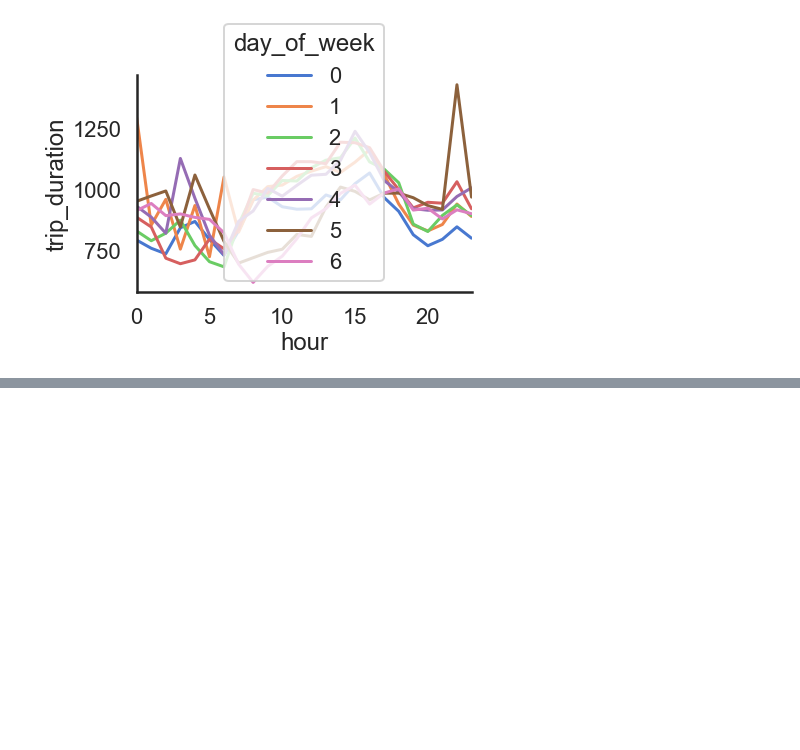
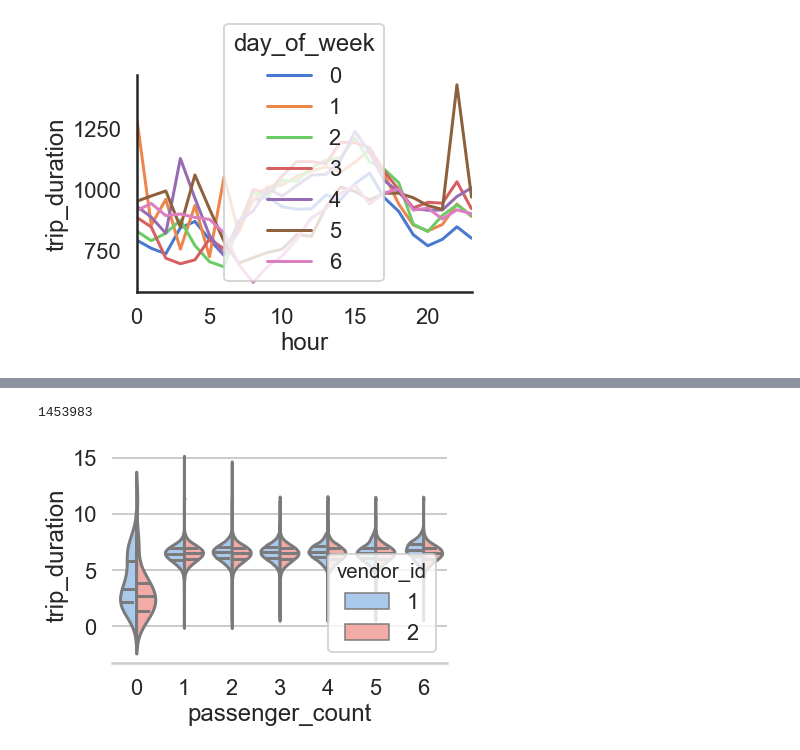
Before and after one commit to Earlstein/Data-anlysis-on-geospatial-and-time-series-dataset, a Jupyter notebook: Assignment_2.ipynb, the cells around one changed output, grey strips where cells are left out. Drawn from its saved outputs; the diff is of its cells as text; code cells hidden in the pictures; blank space fills up the shorter version.

```diff
--- a/Assignment_2.ipynb
+++ b/Assignment_2.ipynb
@@ -268,0 +292,14 @@ sns.despine(bottom = False)
+# %%
+import seaborn as sns
+sns.set(style="whitegrid", palette="pastel", color_codes=True)
+sns.set_context("poster")
+train_data2 = train_data_new.copy()
+train_data2['trip_duration']= np.log(train_data_new['trip_duration'])
+sns.violinplot(x="passenger_count", y="trip_duration", hue="vendor_id", data=train_data2, split=True,
+               inner="quart",palette={1: "b", 2: "r"})
+
+sns.despine(left=True)
+print(df.shape[0])
+# %% [output]
+1453983
+[figure, added]
```
Also changed, not shown: parts of 13 cells of this notebook.
